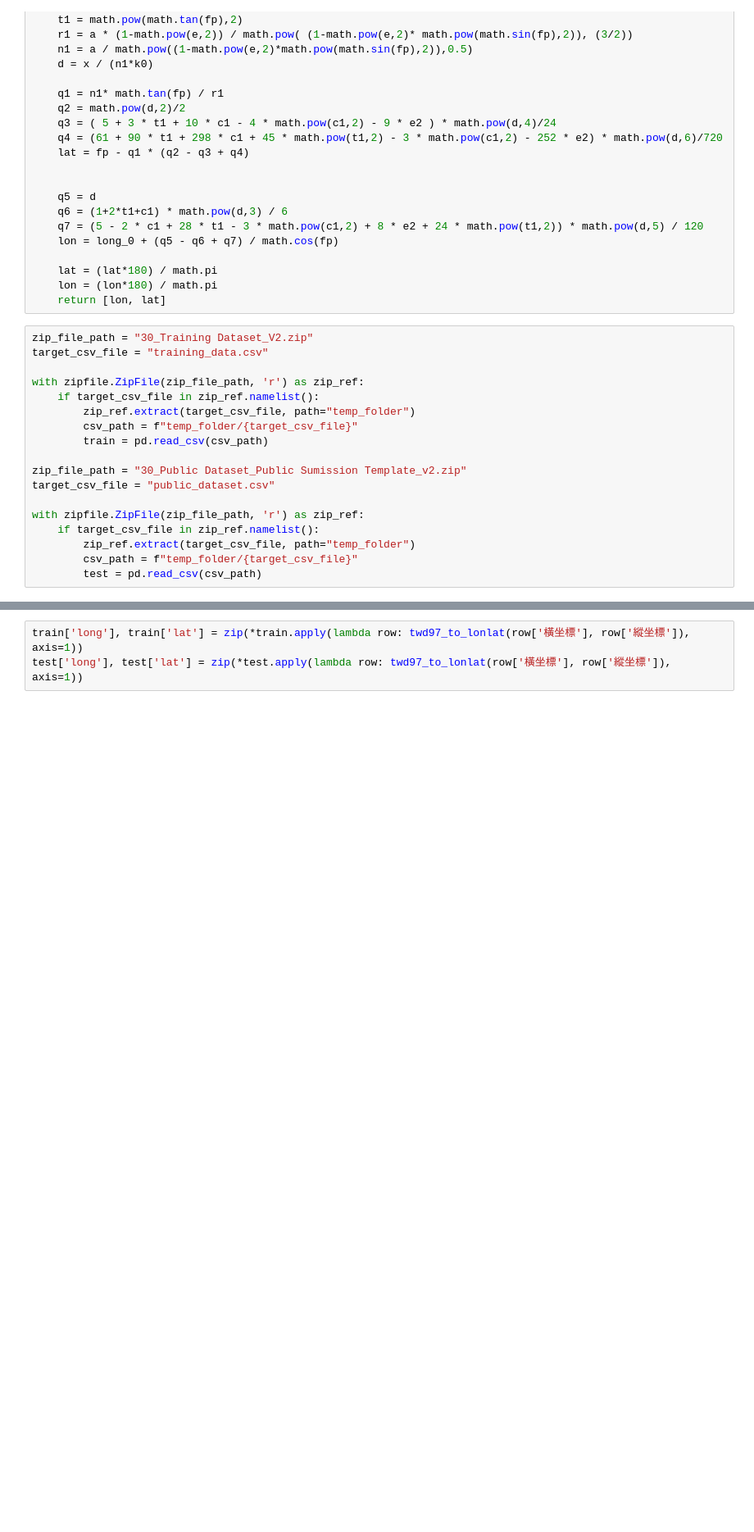
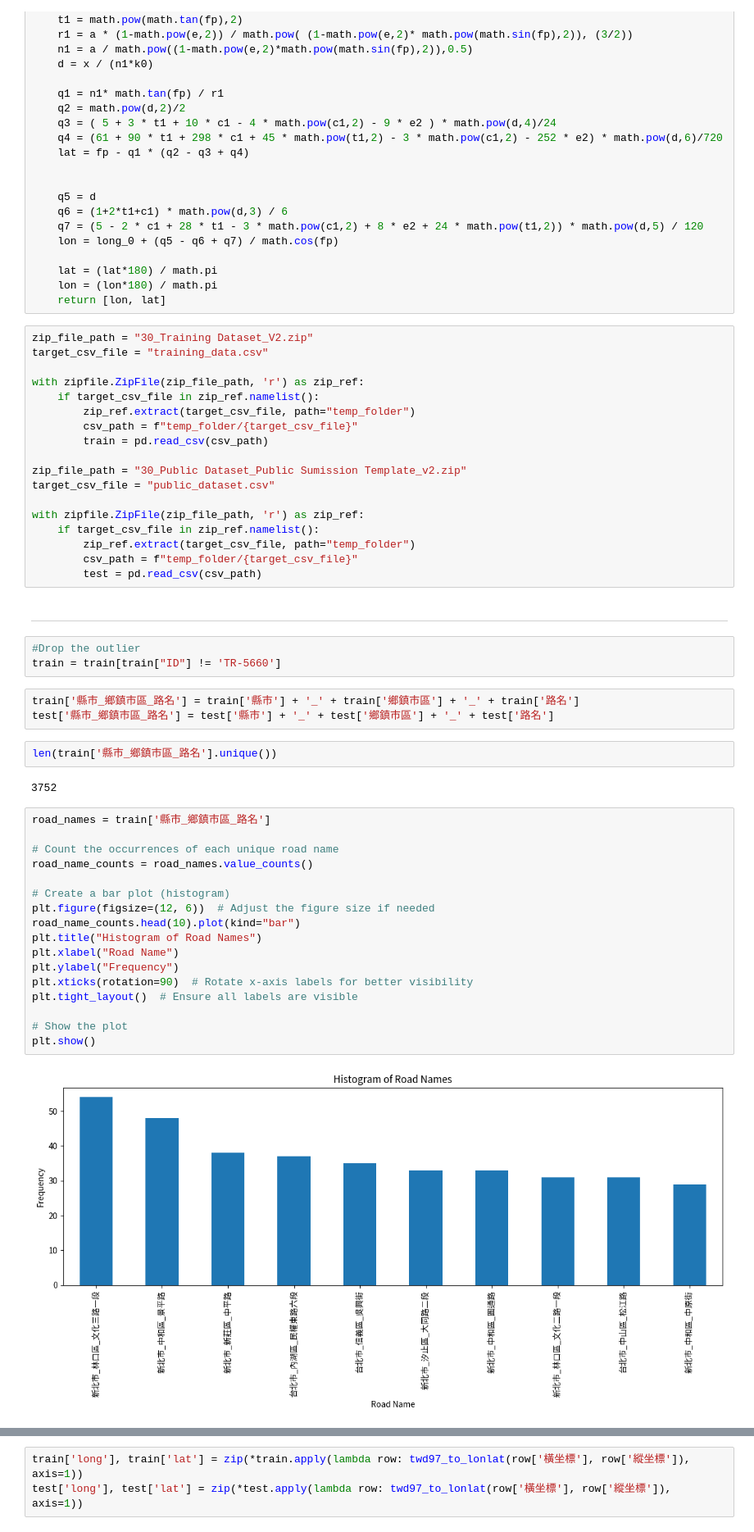
Before and after one commit to BluedreamV1B3/Taiwan-House-Price-Prediction-Competition, a Jupyter notebook: extermal_data_preprocessing.ipynb, the cells around one changed output, grey strips where cells are left out. Shown at 82% size. Cells and saved outputs as stored; diff of their text form; blank space fills up the shorter version.

```diff
--- a/extermal_data_preprocessing.ipynb
+++ b/extermal_data_preprocessing.ipynb
@@ -108,3 +108,34 @@ with zipfile.ZipFile(zip_file_path, 'r') as zip_ref:
         zip_ref.extract(target_csv_file, path="temp_folder")
         csv_path = f"temp_folder/{target_csv_file}"
         test = pd.read_csv(csv_path)
+# %% [markdown]
+---
+# %%
+#Drop the outlier
+train = train[train["ID"] != 'TR-5660']
+# %%
+train['縣市_鄉鎮市區_路名'] = train['縣市'] + '_' + train['鄉鎮市區'] + '_' + train['路名']
+test['縣市_鄉鎮市區_路名'] = test['縣市'] + '_' + test['鄉鎮市區'] + '_' + test['路名']
+# %%
+len(train['縣市_鄉鎮市區_路名'].unique())
+# %% [output]
+3752
+# %%
+road_names = train['縣市_鄉鎮市區_路名']
+
+# Count the occurrences of each unique road name
+road_name_counts = road_names.value_counts()
+
+# Create a bar plot (histogram)
+plt.figure(figsize=(12, 6))  # Adjust the figure size if needed
+road_name_counts.head(10).plot(kind="bar")
+plt.title("Histogram of Road Names")
+plt.xlabel("Road Name")
+plt.ylabel("Frequency")
+plt.xticks(rotation=90)  # Rotate x-axis labels for better visibility
+plt.tight_layout()  # Ensure all labels are visible
+
+# Show the plot
+plt.show()
+# %% [output]
+[figure, added]
```
Also changed, not shown: parts of 39 cells of this notebook, 1 other file.
